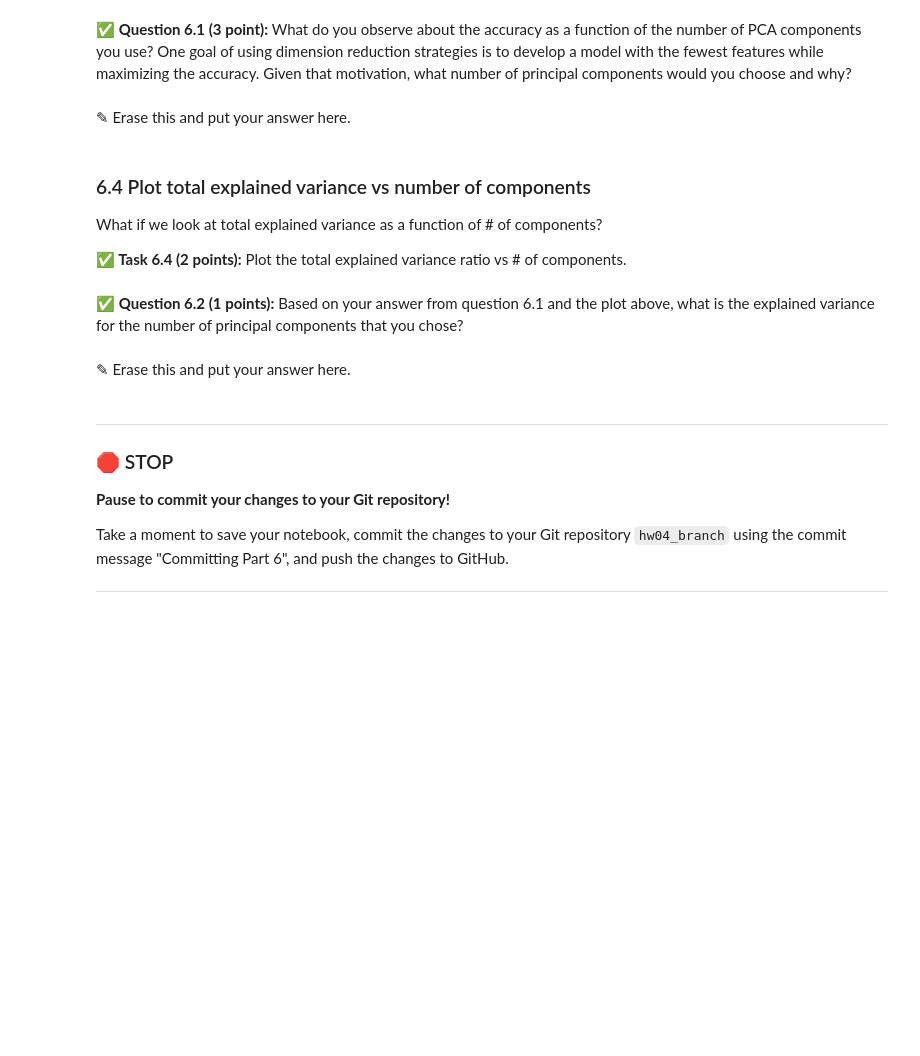
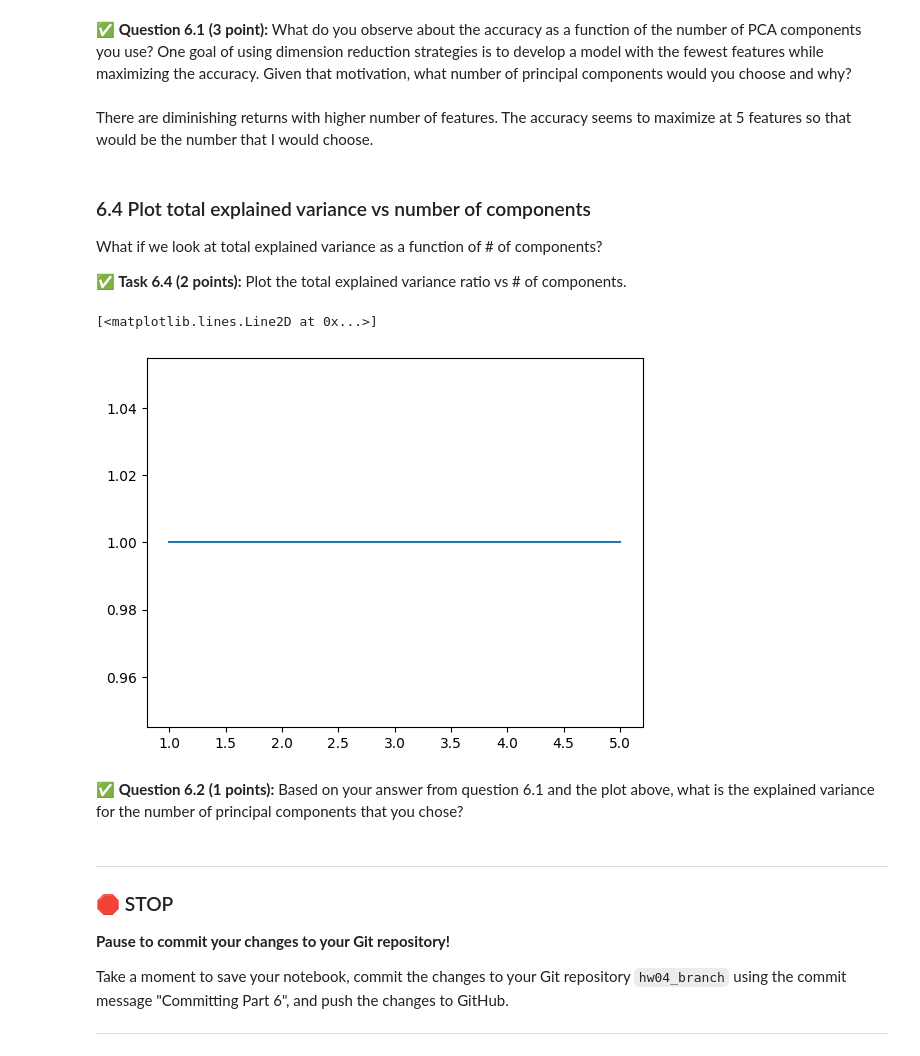
Before and after one commit to mlee3001/CMSE202-s24-turnin, a Jupyter notebook: hw-04/HW-04_PerceptronSVMandPCA-STUDENT.ipynb, the cells around one changed output. Cells and saved outputs as stored; diff of their text form; code cells hidden in the pictures; blank space fills up the shorter version.

```diff
--- a/hw-04/HW-04_PerceptronSVMandPCA-STUDENT.ipynb
+++ b/hw-04/HW-04_PerceptronSVMandPCA-STUDENT.ipynb
@@ -467,7 +507,7 @@ Now that we have those numbers, it makes sense to look at the accuracy vs # of c
 # %% [markdown]
 **&#9989; Question 6.1 (3 point):** What do you observe about the accuracy as a function of the number of PCA components you use? One goal of using dimension reduction strategies is to develop a model with the fewest features while maximizing the accuracy. Given that motivation, what number of principal components would you choose and why?
-# %% [markdown]
-<font size=+3>&#9998;</font> Erase this and put your answer here.
+# %% [markdown]
+There are diminishing returns with higher number of features. The accuracy seems to maximize at 5 features so that would be the number that I would choose.
 # %% [markdown]
 ### 6.4 Plot total explained variance vs number of components
 
@@ -476,10 +516,12 @@ What if we look at total explained variance as a function of # of components?
 **&#9989; Task 6.4 (2 points):** Plot the total explained variance ratio vs # of components.
 # %%
 # Put your code here
+plt.plot(n_components, total_variances)
+# %% [output]
+[<matplotlib.lines.Line2D at 0x...>]
+[figure, added]
 # %% [markdown]
 **&#9989; Question 6.2 (1 points):** Based on your answer from question 6.1 and the plot above, what is the explained variance for the number of principal components that you chose?
-# %% [markdown]
-<font size=+3>&#9998;</font> Erase this and put your answer here.
 # %% [markdown]
 ---
 ### &#128721; STOP
```
Also changed, not shown: parts of 9 cells of this notebook.
